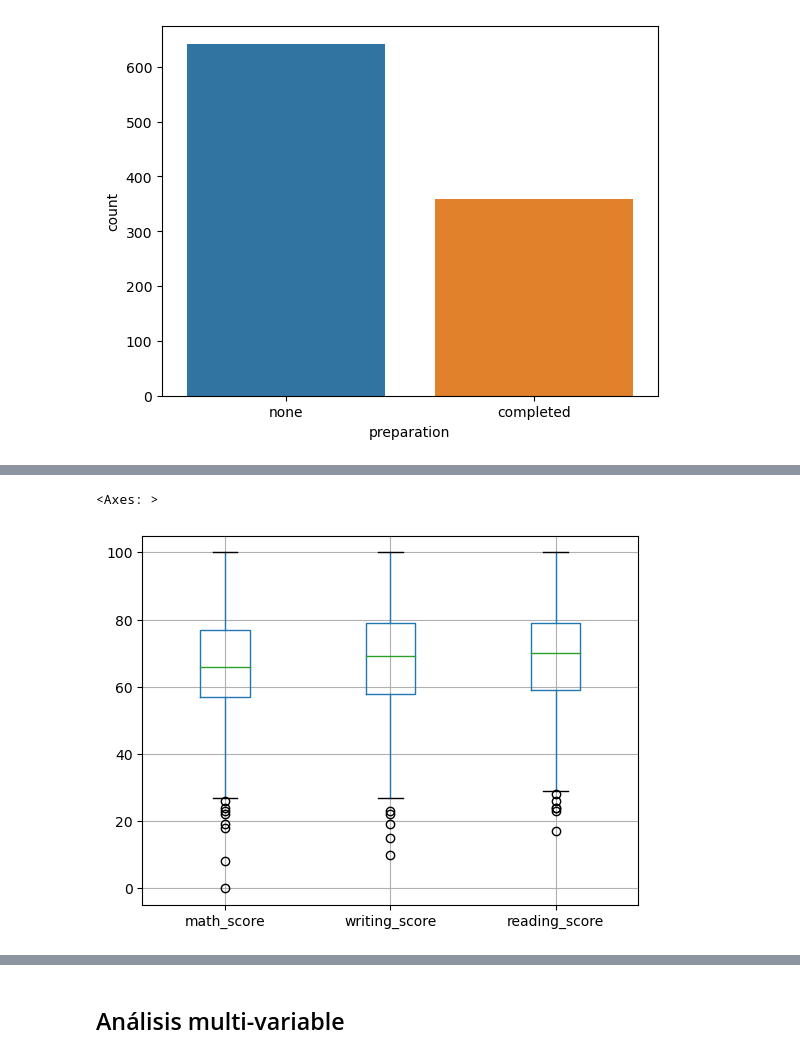
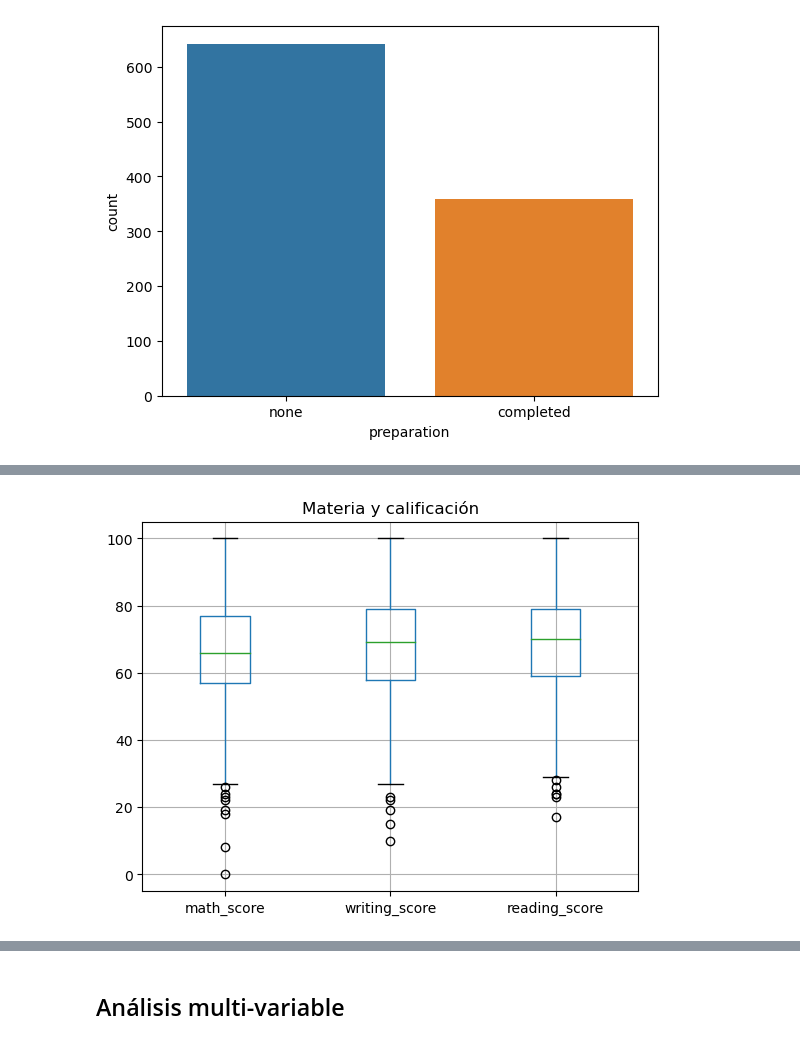
Before and after one commit to MarioChvx/ciencia_de_datos_PAMBAZO, a Jupyter notebook: proyectos/unidad1/proyecto_eda/EDA_Students_performance.ipynb, the cells around one changed output, grey strips where cells are left out. Cells and saved outputs as stored; diff of their text form; code cells hidden in the pictures.

```diff
--- a/proyectos/unidad1/proyecto_eda/EDA_Students_performance.ipynb
+++ b/proyectos/unidad1/proyecto_eda/EDA_Students_performance.ipynb
@@ -269,7 +240,8 @@ sns.histplot(data=df, x='writing_score', color='blue', kde=True)
 # %%
 df[['math_score', 'writing_score', 'reading_score']].boxplot()
+plt.title('Materia y calificación')
+plt.show()
 # %% [output]
-<Axes: >
-[figure, old version]
+[figure, new version]
 # %%
 sns.catplot(data=df, x='ethnicity', y='math_score', kind="boxen")
```
Also changed, not shown: parts of 30 cells of this notebook.
